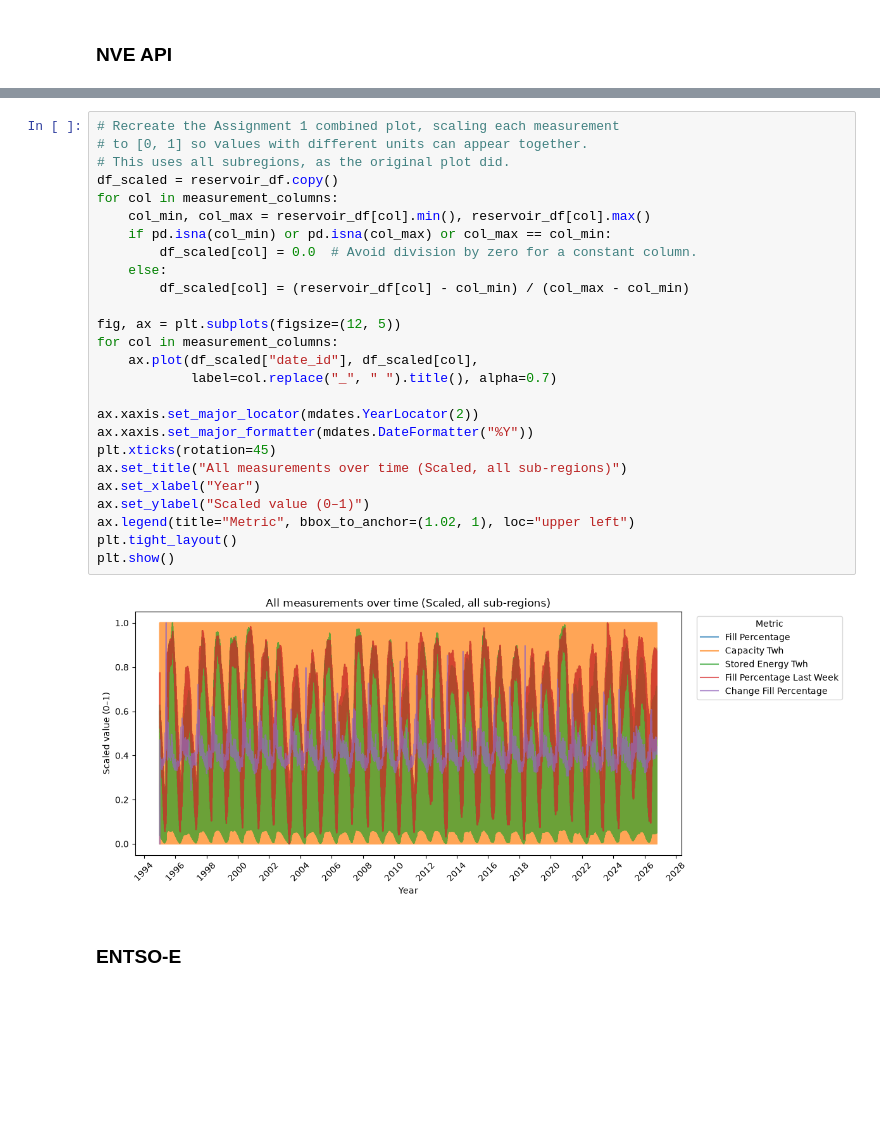
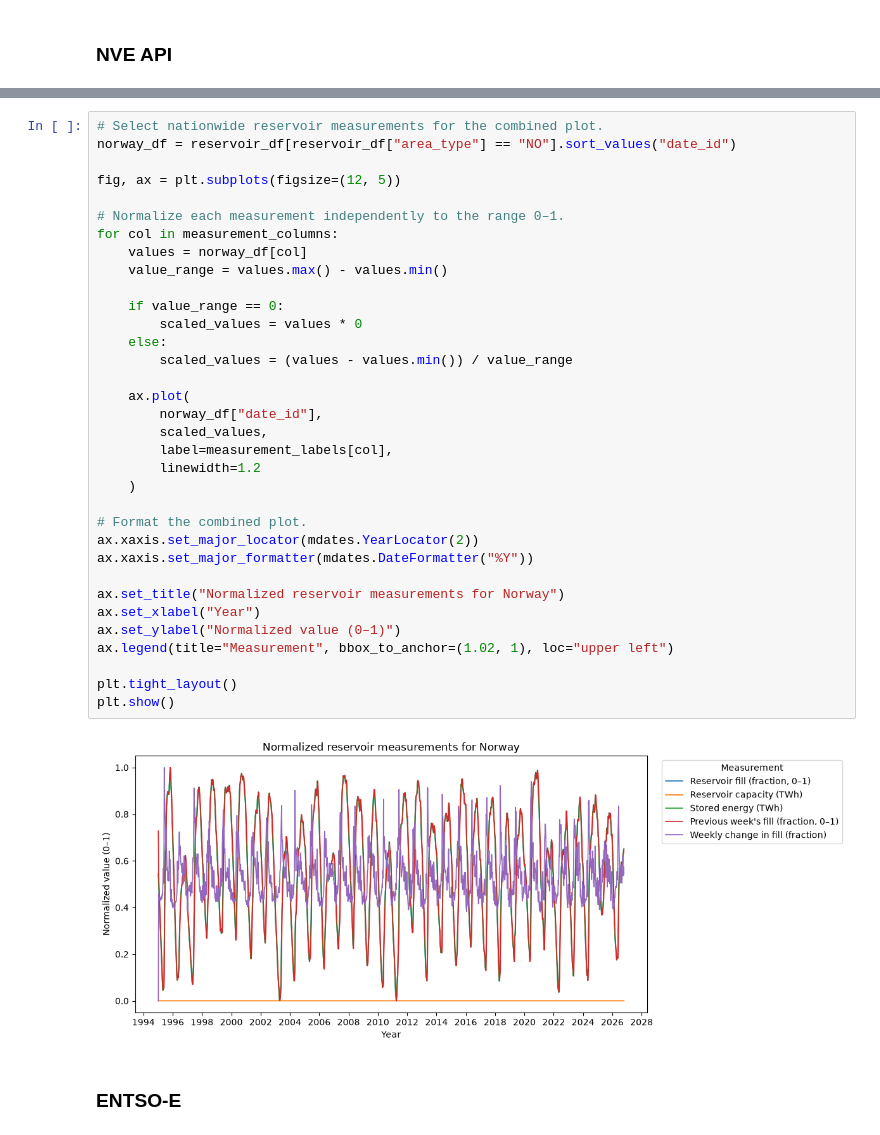
Before and after one commit to ptilrem/ptilrem-D2D-SLapp, a Jupyter notebook: notebook/assignment2.ipynb, the cells around one changed output, grey strips where cells are left out. Cells and saved outputs as stored; diff of their text form; blank space fills up the shorter version.

```diff
--- a/notebook/assignment2.ipynb
+++ b/notebook/assignment2.ipynb
@@ -291,31 +345,39 @@ for col in measurement_columns:
 # %%
-# Recreate the Assignment 1 combined plot, scaling each measurement
-# to [0, 1] so values with different units can appear together.
-# This uses all subregions, as the original plot did.
-df_scaled = reservoir_df.copy()
-for col in measurement_columns:
-    col_min, col_max = reservoir_df[col].min(), reservoir_df[col].max()
-    if pd.isna(col_min) or pd.isna(col_max) or col_max == col_min:
-        df_scaled[col] = 0.0  # Avoid division by zero for a constant column.
-    else:
-        df_scaled[col] = (reservoir_df[col] - col_min) / (col_max - col_min)
+# Select nationwide reservoir measurements for the combined plot.
+norway_df = reservoir_df[reservoir_df["area_type"] == "NO"].sort_values("date_id")
 
 fig, ax = plt.subplots(figsize=(12, 5))
+
+# Normalize each measurement independently to the range 0–1.
 for col in measurement_columns:
-    ax.plot(df_scaled["date_id"], df_scaled[col],
-            label=col.replace("_", " ").title(), alpha=0.7)
+    values = norway_df[col]
+    value_range = values.max() - values.min()
 
+    if value_range == 0:
+        scaled_values = values * 0
+    else:
+        scaled_values = (values - values.min()) / value_range
+
+    ax.plot(
+        norway_df["date_id"],
+        scaled_values,
+        label=measurement_labels[col],
+        linewidth=1.2
+    )
+
+# Format the combined plot.
 ax.xaxis.set_major_locator(mdates.YearLocator(2))
 ax.xaxis.set_major_formatter(mdates.DateFormatter("%Y"))
-plt.xticks(rotation=45)
-ax.set_title("All measurements over time (Scaled, all sub-regions)")
+
+ax.set_title("Normalized reservoir measurements for Norway")
 ax.set_xlabel("Year")
-ax.set_ylabel("Scaled value (0–1)")
-ax.legend(title="Metric", bbox_to_anchor=(1.02, 1), loc="upper left")
+ax.set_ylabel("Normalized value (0–1)")
+ax.legend(title="Measurement", bbox_to_anchor=(1.02, 1), loc="upper left")
+
 plt.tight_layout()
 plt.show()
 # %% [output]
-[figure, old version]
+[figure, new version]
 # %% [markdown]
 ### ENTSO-E
 # %%
```
Also changed, not shown: parts of 10 cells of this notebook.
